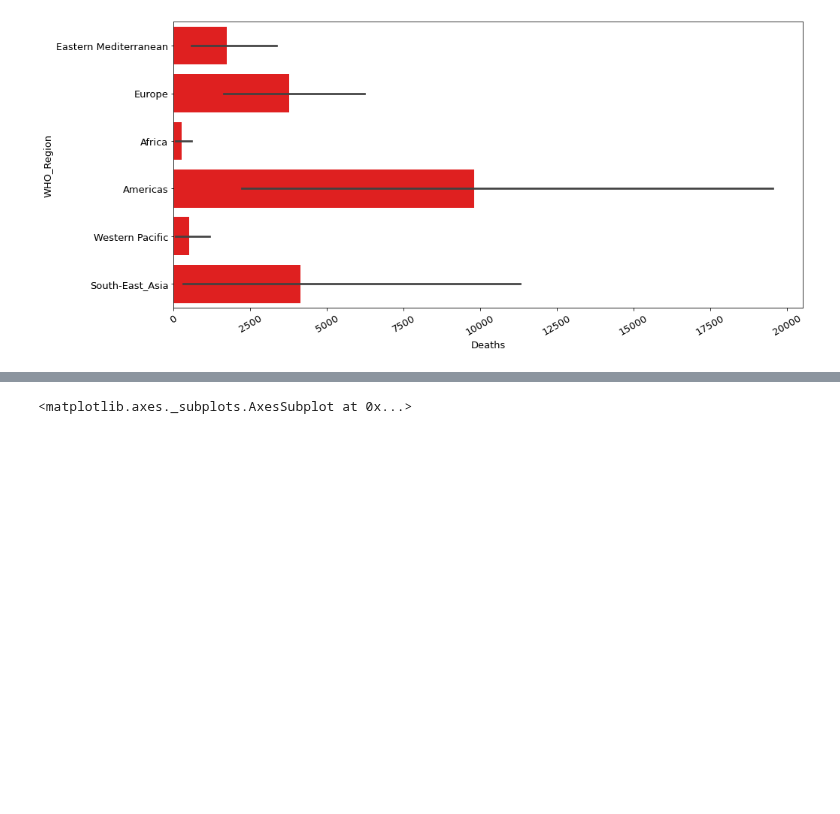
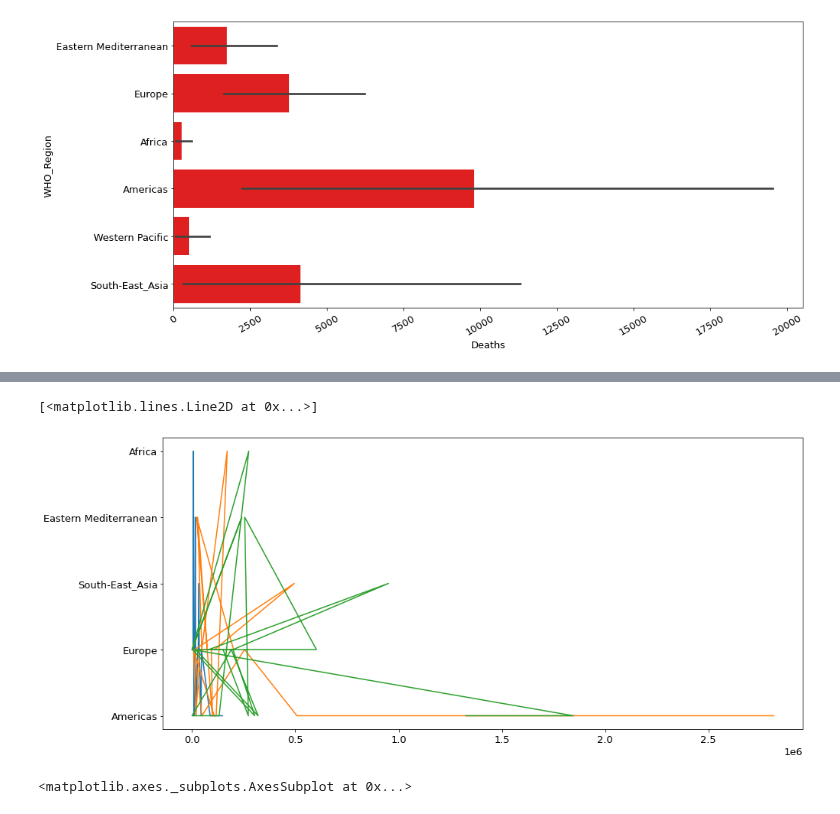
Before and after one commit to Arpan-tech-create/Exploratory_Data_Analysis, a Jupyter notebook: COVID 19.ipynb, the cells around one changed output, grey strips where cells are left out. Saved outputs shown, nothing was run; the diff lists cells and outputs as text; code cells hidden in the pictures; blank space fills up the shorter version.

```diff
--- a/COVID 19.ipynb
+++ b/COVID 19.ipynb
@@ -124,3 +124,6 @@ sns.barplot(y='WHO_Region',x='Deaths',data=df,color='r')
 # %% [output]
 <matplotlib.axes._subplots.AxesSubplot at 0x...>
 [figure]
+# %%
+Regions=read1.sort_values(by=['Deaths'],ascending=False).head(20)
+Regions
@@ -127,3 +148,16 @@ sns.barplot(y='WHO_Region',x='Deaths',data=df,color='r')
+# %%
+new_reg=Regions.WHO_Region
+deaths=Regions.Deaths
+active=Regions.Active
+recover=Regions.Recovered
+# %%
+plt.figure(figsize=(15,7))
+plt.plot(deaths,new_reg)
+plt.plot(active,new_reg)
+plt.plot(recover,new_reg)
+# %% [output]
+[<matplotlib.lines.Line2D at 0x...>]
+[figure, added]
 # %%
 plt.figure(figsize=(15,7))
 plt.xticks(rotation=60)
```
Also changed, not shown: parts of 5 cells of this notebook, 1 other file.
